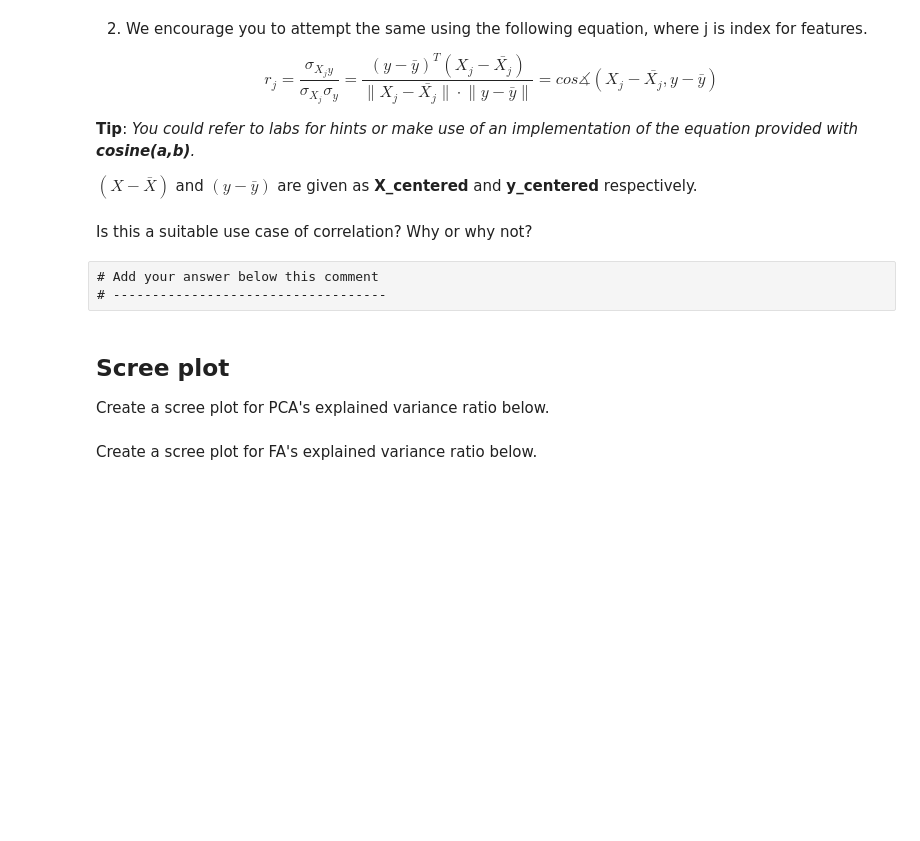
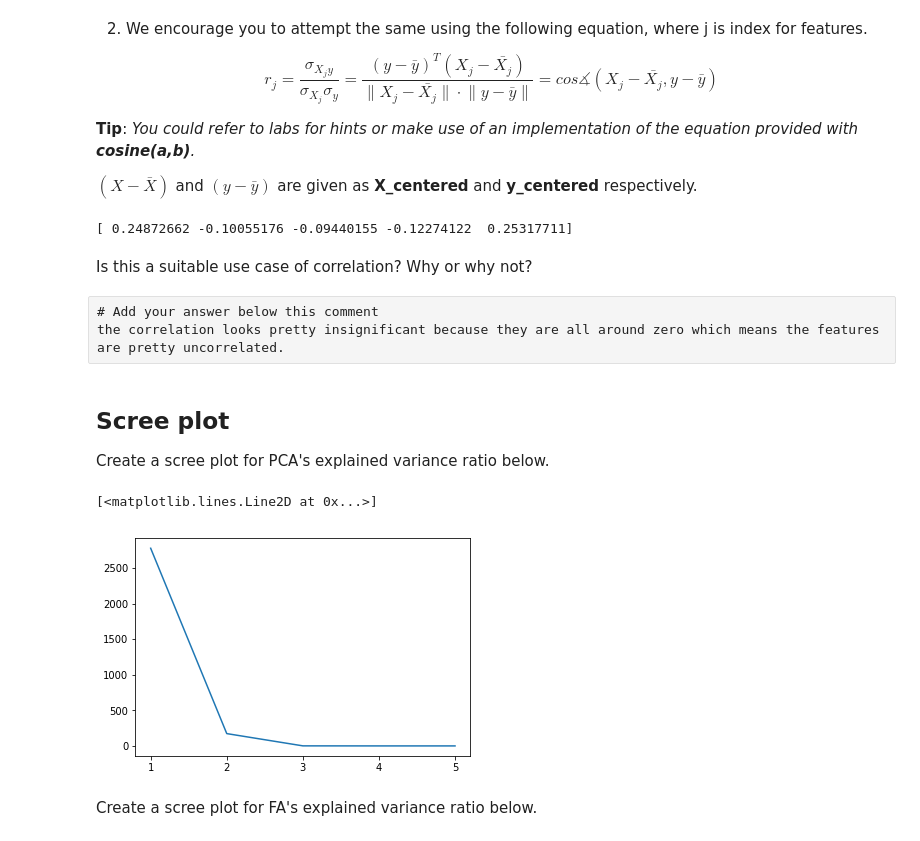
Before and after one commit to asouleymane/AnalyticsMLearning, a Jupyter notebook: module3/practices/FeatureExtraction.ipynb, the cells around one changed output. Cells and saved outputs as stored; diff of their text form; code cells hidden in the pictures; blank space fills up the shorter version.

```diff
--- a/module3/practices/FeatureExtraction.ipynb
+++ b/module3/practices/FeatureExtraction.ipynb
@@ -39,17 +49,17 @@ Create variable **X** and **y** and pull features and labels respectively.
 # %%
 # Complete code below this comment
 # ----------------------------------
-X = <placeholder>
-y = <placeholder>
+X = np.array(dataset.iloc[:,:-1])
+y = np.array(dataset.survived)
 # %% [markdown]
 **Initialize** and **fit** both a PCA and a FactorAnalysis feature extractors <span style="background: yellow">with 5 components</span>.
 # %%
 # Complete your code below this comment for PCA
 # ----------------------------------
-pca = <placeholder>
+pca = PCA(n_components=5)
 pca.fit(X)
 
 # Complete your code below this comment for FA
 # ----------------------------------
-fa = <placeholder>
+fa = FactorAnalysis(n_components=5)
 fa.fit(X)
@@ -99,11 +130,16 @@ cosine = lambda a,b: np.dot(a, b) / (np.linalg.norm(a) * np.linalg.norm(b))
 # Add code below this comment for PCA only;
 # goal is to get close results to what previous cell did for PCA.
 # ----------------------------------
+
+corr = np.dot(y_centered,X_centered)/np.linalg.norm(X_centered,axis = 0)/np.linalg.norm(y_centered)
+print(corr)
+# %% [output]
+[ 0.24872662 -0.10055176 -0.09440155 -0.12274122  0.25317711]
 # %% [markdown]
 Is this a suitable use case of correlation? Why or why not?
-# %% [raw]
-# Add your answer below this comment
-# -----------------------------------
+# %% [raw]
+# Add your answer below this comment
+the correlation looks pretty insignificant because they are all around zero which means the features are pretty uncorrelated.
 # %% [markdown]
 ## Scree plot
 
@@ -111,10 +147,13 @@ Create a scree plot for PCA's explained variance ratio below.
 # %%
 x_ticks = np.arange(len(pca.components_))+1
 plt.xticks(x_ticks) # this enforces integers on the x-axis
 
 # Complete code below this comment for PCA
 # ----------------------------------
-plt.plot(x_ticks, <placeholder>)
+plt.plot(x_ticks, pca.explained_variance_)
+# %% [output]
+[<matplotlib.lines.Line2D at 0x...>]
+[figure, added]
 # %% [markdown]
 Create a scree plot for FA's explained variance ratio below.
 # %%
```
Also changed, not shown: parts of 12 cells of this notebook, 19 other files.
